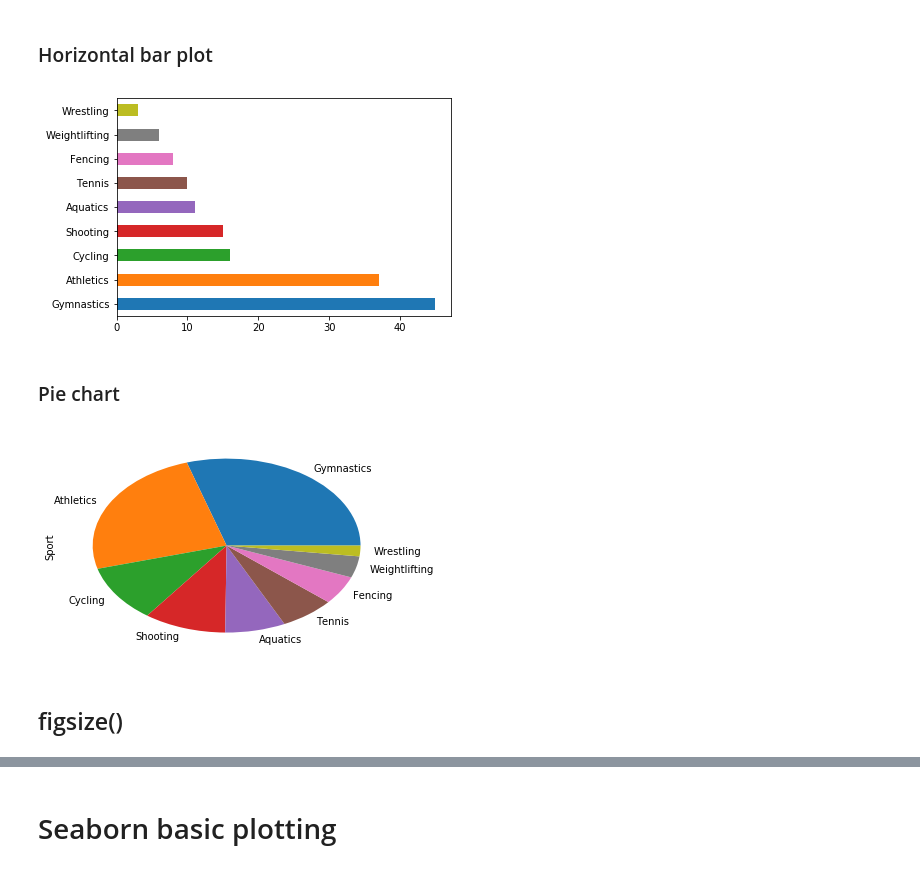
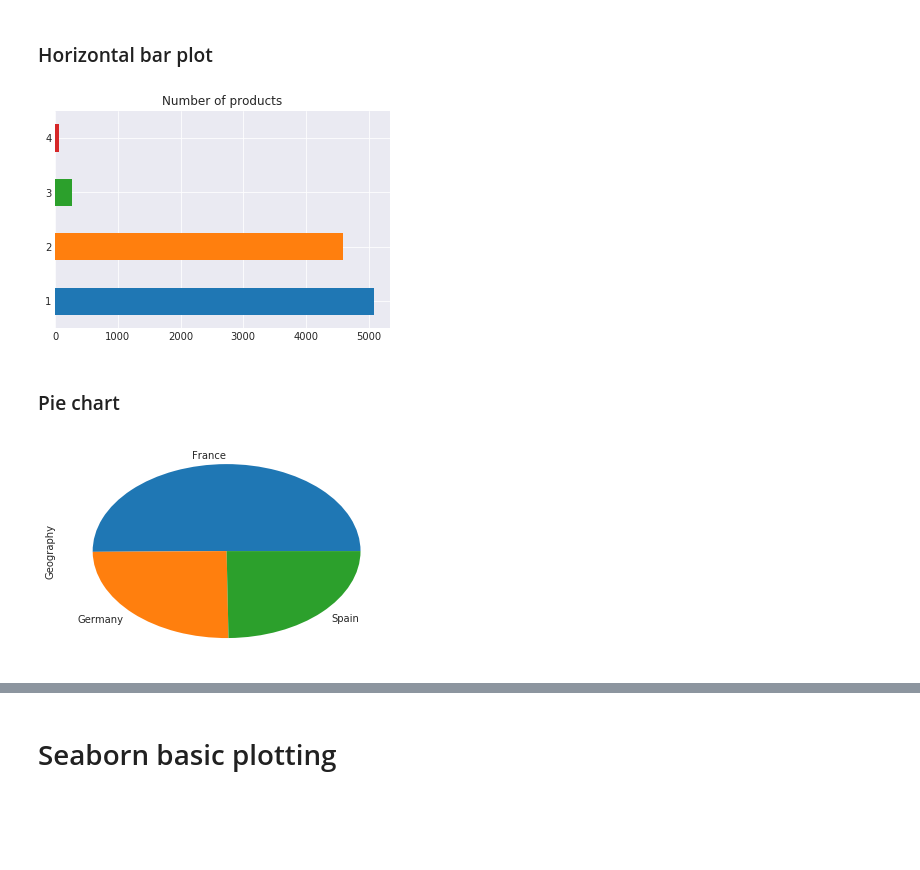
Before and after one commit to luminousmen/python_for_ds, a Jupyter notebook: training_6.ipynb, the cells around one changed output, grey strips where cells are left out. Saved outputs shown, nothing was run; the diff lists cells and outputs as text; code cells hidden in the pictures; blank space fills up the shorter version.

Commit message:
Visualizations and fixes

```diff
--- a/training_6.ipynb
+++ b/training_6.ipynb
@@ -19,4 +19,4 @@ import matplotlib.pyplot as plt
 # %%
 import pandas as pd
 # %%
-oo = pd.read_csv('olympics.csv', skiprows=4)
+df = pd.read_csv('Churn-Modelling.csv')
@@ -45,14 +114,12 @@ fo.Sport.value_counts().plot(kind='bar');
 # %% [markdown]
 ### Horizontal bar plot
 # %%
-fo.Sport.value_counts().plot(kind='barh');
+df.NumOfProducts.value_counts().plot(kind='barh',title="Number of products");
 # %% [output]
-[figure, old version]
+[figure, new version]
 # %% [markdown]
 ### Pie chart
 # %%
-fo.Sport.value_counts().plot(kind='pie');
+df.Geography.value_counts().plot(kind='pie');
 # %% [output]
-[figure, old version]
+[figure, new version]
-# %% [markdown]
-## figsize()
```
Also changed, not shown: parts of 34 cells of this notebook, 6 other files.
